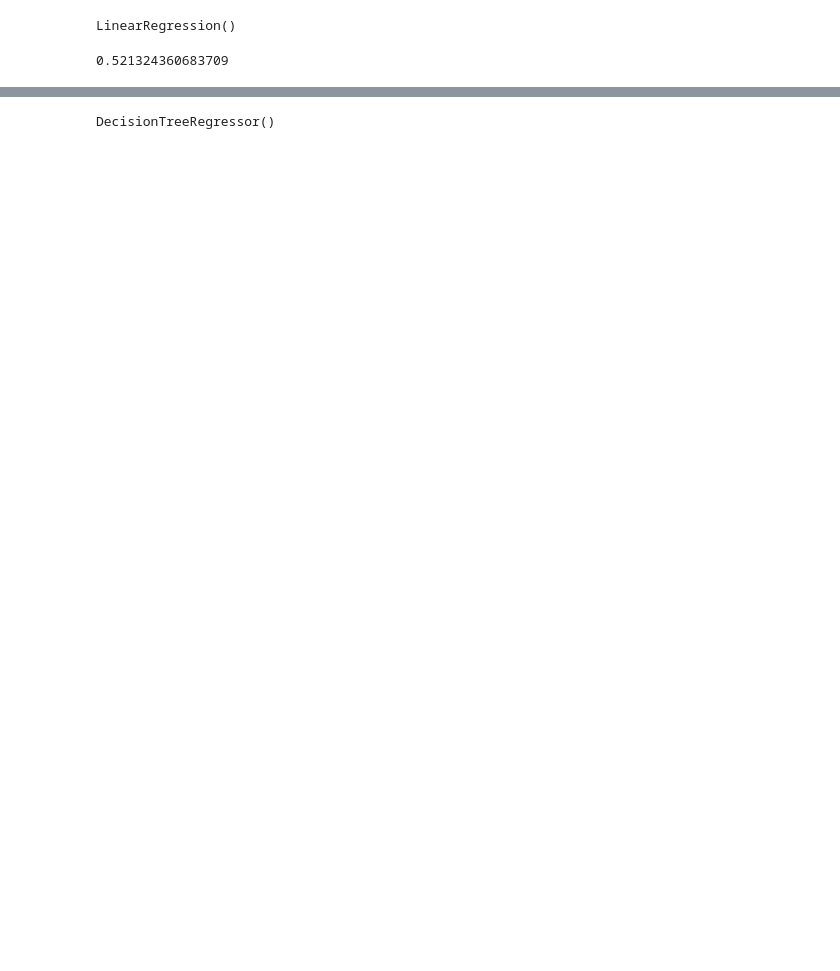
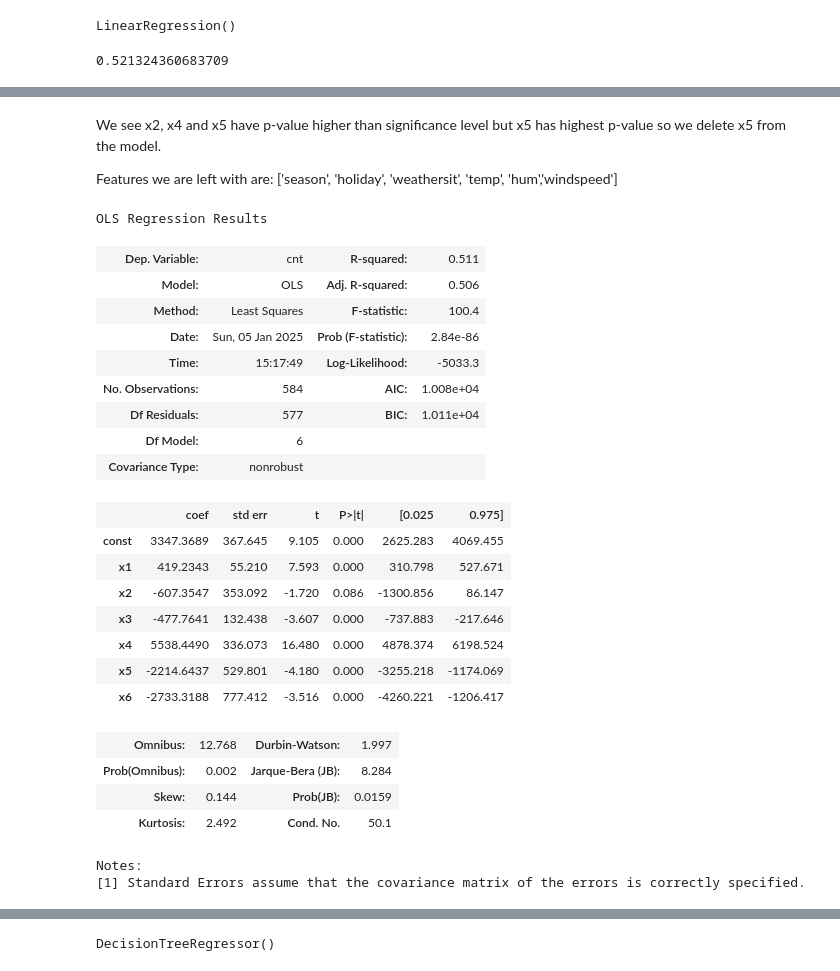
Before and after one commit to dushbar/bikesharingproject, a Jupyter notebook: bikesharingproject.ipynb, the cells around one changed output, grey strips where cells are left out. Drawn from its saved outputs; the diff is of its cells as text; code cells hidden in the pictures; blank space fills up the shorter version.

```diff
--- a/bikesharingproject.ipynb
+++ b/bikesharingproject.ipynb
@@ -215,0 +315,33 @@ r2_score(y_test, y_pred)
+# %% [markdown]
+We see x2, x4 and x5 have p-value higher than significance level but x5 has highest p-value so we delete x5 from the model.
+
+Features we are left with are: ['season', 'holiday', 'weathersit', 'temp', 'hum','windspeed']
+# %%
+X_train_bem = X_train_bem[:,[0, 1, 2, 3, 4, 6, 7]]
+regressor_OLS = sm.OLS(endog = y_train, exog = X_train_bem).fit()
+regressor_OLS.summary()
+# %% [output]
+OLS Regression Results
+| Dep. Variable: | cnt | R-squared: | 0.511 |
+| Model: | OLS | Adj. R-squared: | 0.506 |
+| Method: | Least Squares | F-statistic: | 100.4 |
+| Date: | Sun, 05 Jan 2025 | Prob (F-statistic): | 2.84e-86 |
+| Time: | 15:17:49 | Log-Likelihood: | -5033.3 |
+| No. Observations: | 584 | AIC: | 1.008e+04 |
+| Df Residuals: | 577 | BIC: | 1.011e+04 |
+| Df Model: | 6 |  |  |
+| Covariance Type: | nonrobust |  |  |
+|  | coef | std err | t | P>|t| | [0.025 | 0.975] |
+| const | 3347.3689 | 367.645 | 9.105 | 0.000 | 2625.283 | 4069.455 |
+| x1 | 419.2343 | 55.210 | 7.593 | 0.000 | 310.798 | 527.671 |
+| x2 | -607.3547 | 353.092 | -1.720 | 0.086 | -1300.856 | 86.147 |
+| x3 | -477.7641 | 132.438 | -3.607 | 0.000 | -737.883 | -217.646 |
+| x4 | 5538.4490 | 336.073 | 16.480 | 0.000 | 4878.374 | 6198.524 |
+| x5 | -2214.6437 | 529.801 | -4.180 | 0.000 | -3255.218 | -1174.069 |
+| x6 | -2733.3188 | 777.412 | -3.516 | 0.000 | -4260.221 | -1206.417 |
+| Omnibus: | 12.768 | Durbin-Watson: | 1.997 |
+| Prob(Omnibus): | 0.002 | Jarque-Bera (JB): | 8.284 |
+| Skew: | 0.144 | Prob(JB): | 0.0159 |
+| Kurtosis: | 2.492 | Cond. No. | 50.1 |
+Notes:
+[1] Standard Errors assume that the covariance matrix of the errors is correctly specified.
```
Also changed, not shown: parts of 26 cells of this notebook.
